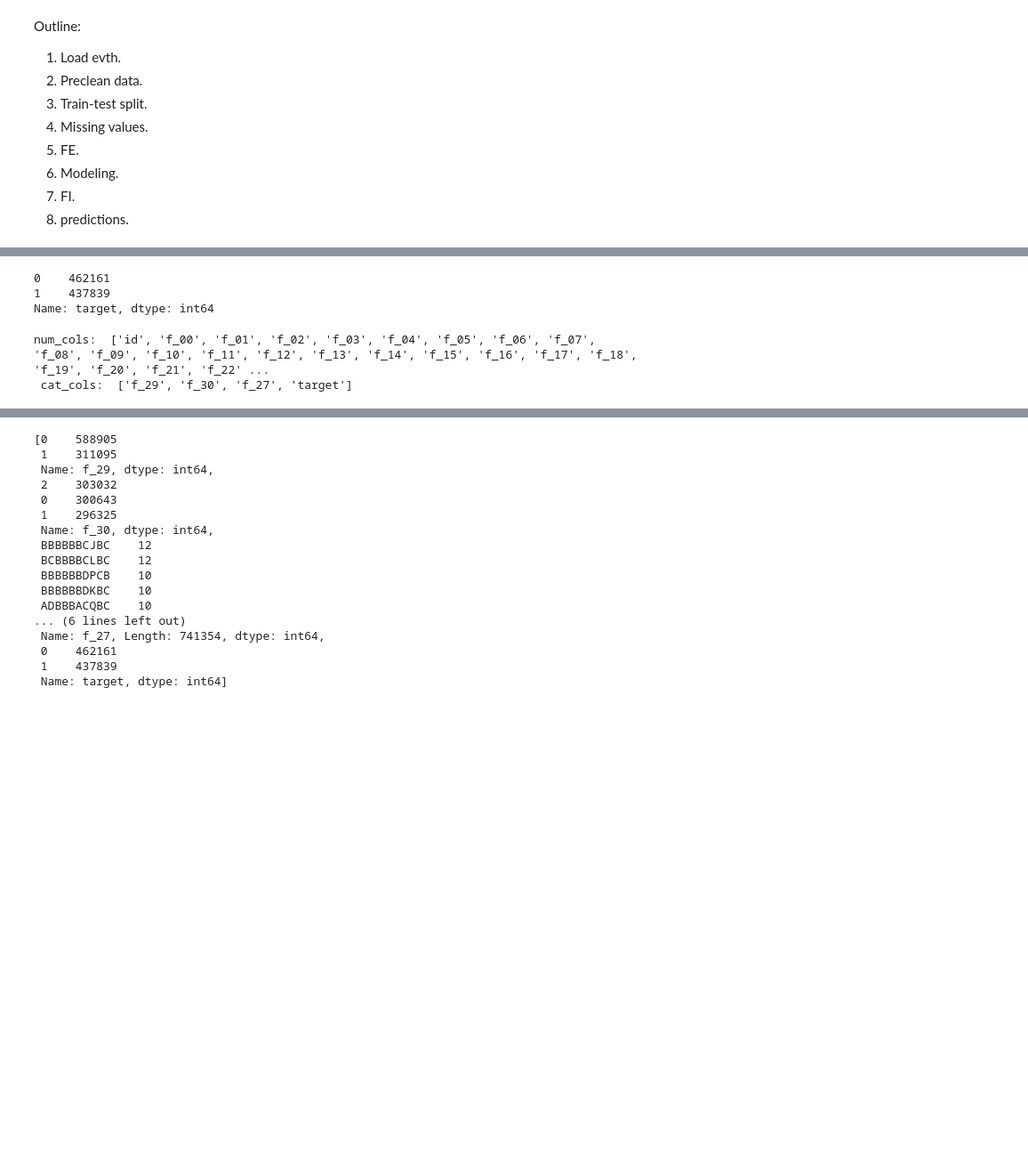
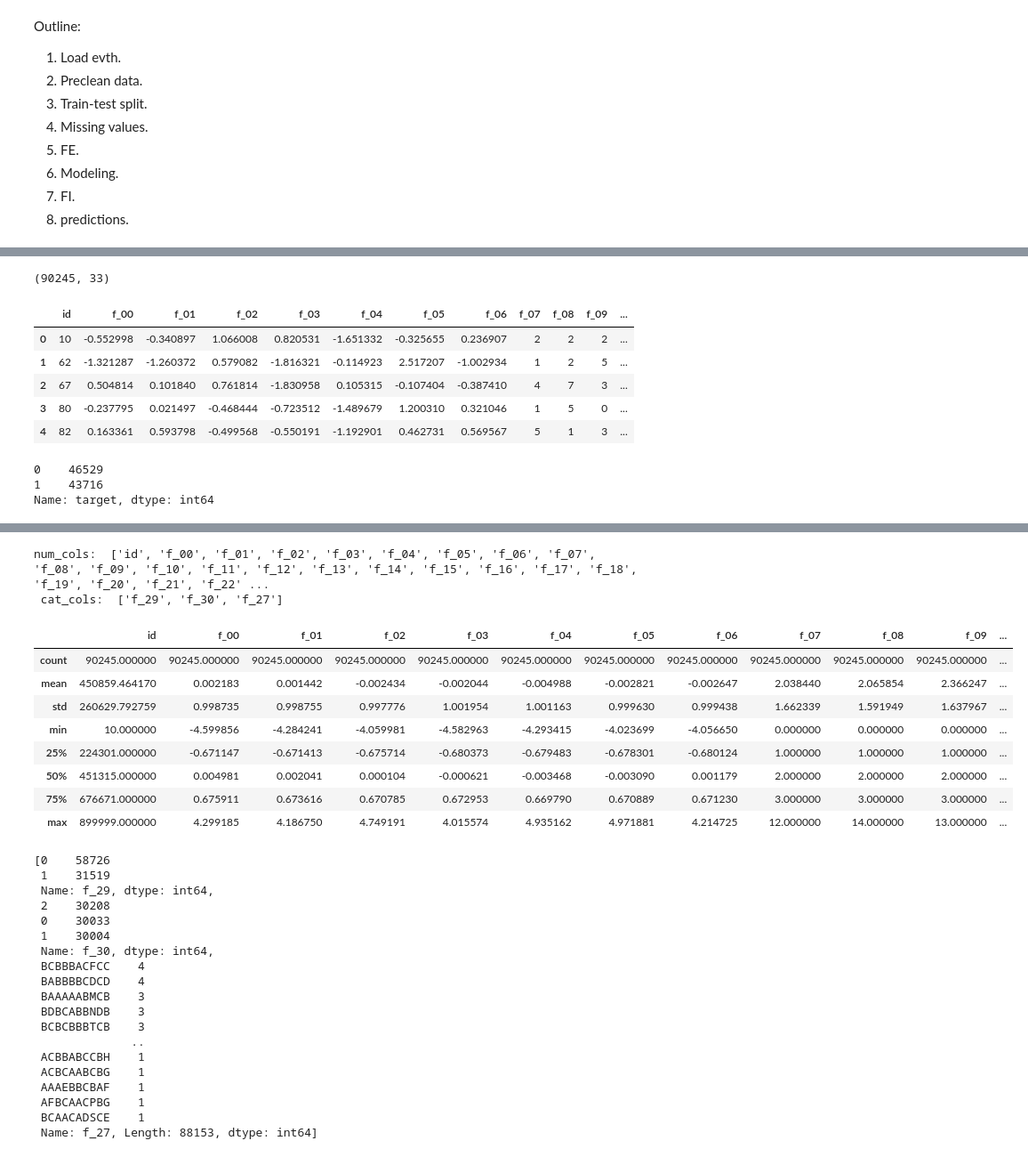
Before and after one commit to MykolaPinchuk/KaggleProjects, a Jupyter notebook: kp-pgs0522.ipynb, the cells around one changed output, grey strips where cells are left out. Shown at 89% size. Drawn from its saved outputs; the diff is of its cells as text; code cells hidden in the pictures; blank space fills up the shorter version.

```diff
--- a/kp-pgs0522.ipynb
+++ b/kp-pgs0522.ipynb
@@ -94,15 +98,29 @@ display(train.shape, train.head())
 # %%
+# 1. Load data #
+
+train = pd.read_csv('../input/tabular-playground-series-may-2022/train.csv',
+                   skiprows=lambda i: i>0 and random.random() > 0.1)
+display(train.shape, train.head())
+
 display(train.target.value_counts())
 num_cols = [col for col in train.columns if train[col].nunique()>10]
 num_cols.remove('f_27')
-cat_cols = list(set(train.columns) - set(num_cols) - set('target'))
+cat_cols = list(set(train.columns) - set(num_cols) - set(['target']))
 print('num_cols: ', num_cols, '\n', 'cat_cols: ', cat_cols)
 display(train[num_cols].describe())
-cat_cols = list(set(train.columns) - set(num_cols) - set('target'))
+cat_cols = list(set(train.columns) - set(num_cols) - set(['target']))
 display([train[col].value_counts() for col in cat_cols])
+
+#[train[col].value_counts() for col in train.columns if train[col].nunique()<10]
+#display(train.count())
 # %% [output]
-0    462161
-1    437839
-Name: target, dtype: int64
+(90245, 33)
+|  | id | f_00 | f_01 | f_02 | f_03 | f_04 | f_05 | f_06 | f_07 | f_08 | f_09 | ... |
+| 0 | 10 | -0.552998 | -0.340897 | 1.066008 | 0.820531 | -1.651332 | -0.325655 | 0.236907 | 2 | 2 | 2 | ... |
+| 1 | 62 | -1.321287 | -1.260372 | 0.579082 | -1.816321 | -0.114923 | 2.517207 | -1.002934 | 1 | 2 | 5 | ... |
+| 2 | 67 | 0.504814 | 0.101840 | 0.761814 | -1.830958 | 0.105315 | -0.107404 | -0.387410 | 4 | 7 | 3 | ... |
+| 3 | 80 | -0.237795 | 0.021497 | -0.468444 | -0.723512 | -1.489679 | 1.200310 | 0.321046 | 1 | 5 | 0 | ... |
+| 4 | 82 | 0.163361 | 0.593798 | -0.499568 | -0.550191 | -1.192901 | 0.462731 | 0.569567 | 5 | 1 | 3 | ... |
-num_cols:  ['id', 'f_00', 'f_01', 'f_02', 'f_03', 'f_04', 'f_05', 'f_06', 'f_07', 'f_08', 'f_09', 'f_10', 'f_11', 'f_12', 'f_13', 'f_14', 'f_15', 'f_16', 'f_17', 'f_18', 'f_19', 'f_20', 'f_21', 'f_22' ...
- cat_cols:  ['f_29', 'f_30', 'f_27', 'target']
+0    46529
+1    43716
+Name: target, dtype: int64
@@ -118,17 +127,30 @@ num_cols:  ['id', 'f_00', 'f_01', 'f_02', 'f_03', 'f_04', 'f_05', 'f_06', 'f_07'
-[0    588905
- 1    311095
- Name: f_29, dtype: int64,
- 2    303032
- 0    300643
- 1    296325
- Name: f_30, dtype: int64,
- BBBBBBCJBC    12
- BCBBBBCLBC    12
- BBBBBBDPCB    10
- BBBBBBDKBC    10
- ADBBBACQBC    10
-... (6 lines left out)
- Name: f_27, Length: 741354, dtype: int64,
- 0    462161
- 1    437839
- Name: target, dtype: int64]
+num_cols:  ['id', 'f_00', 'f_01', 'f_02', 'f_03', 'f_04', 'f_05', 'f_06', 'f_07', 'f_08', 'f_09', 'f_10', 'f_11', 'f_12', 'f_13', 'f_14', 'f_15', 'f_16', 'f_17', 'f_18', 'f_19', 'f_20', 'f_21', 'f_22' ...
+ cat_cols:  ['f_29', 'f_30', 'f_27']
+|  | id | f_00 | f_01 | f_02 | f_03 | f_04 | f_05 | f_06 | f_07 | f_08 | f_09 | ... |
+| count | 90245.000000 | 90245.000000 | 90245.000000 | 90245.000000 | 90245.000000 | 90245.000000 | 90245.000000 | 90245.000000 | 90245.000000 | 90245.000000 | 90245.000000 | ... |
+| mean | 450859.464170 | 0.002183 | 0.001442 | -0.002434 | -0.002044 | -0.004988 | -0.002821 | -0.002647 | 2.038440 | 2.065854 | 2.366247 | ... |
+| std | 260629.792759 | 0.998735 | 0.998755 | 0.997776 | 1.001954 | 1.001163 | 0.999630 | 0.999438 | 1.662339 | 1.591949 | 1.637967 | ... |
+| min | 10.000000 | -4.599856 | -4.284241 | -4.059981 | -4.582963 | -4.293415 | -4.023699 | -4.056650 | 0.000000 | 0.000000 | 0.000000 | ... |
+| 25% | 224301.000000 | -0.671147 | -0.671413 | -0.675714 | -0.680373 | -0.679483 | -0.678301 | -0.680124 | 1.000000 | 1.000000 | 1.000000 | ... |
+| 50% | 451315.000000 | 0.004981 | 0.002041 | 0.000104 | -0.000621 | -0.003468 | -0.003090 | 0.001179 | 2.000000 | 2.000000 | 2.000000 | ... |
+| 75% | 676671.000000 | 0.675911 | 0.673616 | 0.670785 | 0.672953 | 0.669790 | 0.670889 | 0.671230 | 3.000000 | 3.000000 | 3.000000 | ... |
+| max | 899999.000000 | 4.299185 | 4.186750 | 4.749191 | 4.015574 | 4.935162 | 4.971881 | 4.214725 | 12.000000 | 14.000000 | 13.000000 | ... |
+[0    58726
+ 1    31519
+ Name: f_29, dtype: int64,
+ 2    30208
+ 0    30033
+ 1    30004
+ Name: f_30, dtype: int64,
+ BCBBBACFCC    4
+ BABBBBCDCD    4
+ BAAAAABMCB    3
+ BDBCABBNDB    3
+ BCBCBBBTCB    3
+              ..
+ ACBBABCCBH    1
+ ACBCAABCBG    1
+ AAAEBBCBAF    1
+ AFBCAACPBG    1
+ BCAACADSCE    1
+ Name: f_27, Length: 88153, dtype: int64]
```
Also changed, not shown: parts of 9 cells of this notebook.
